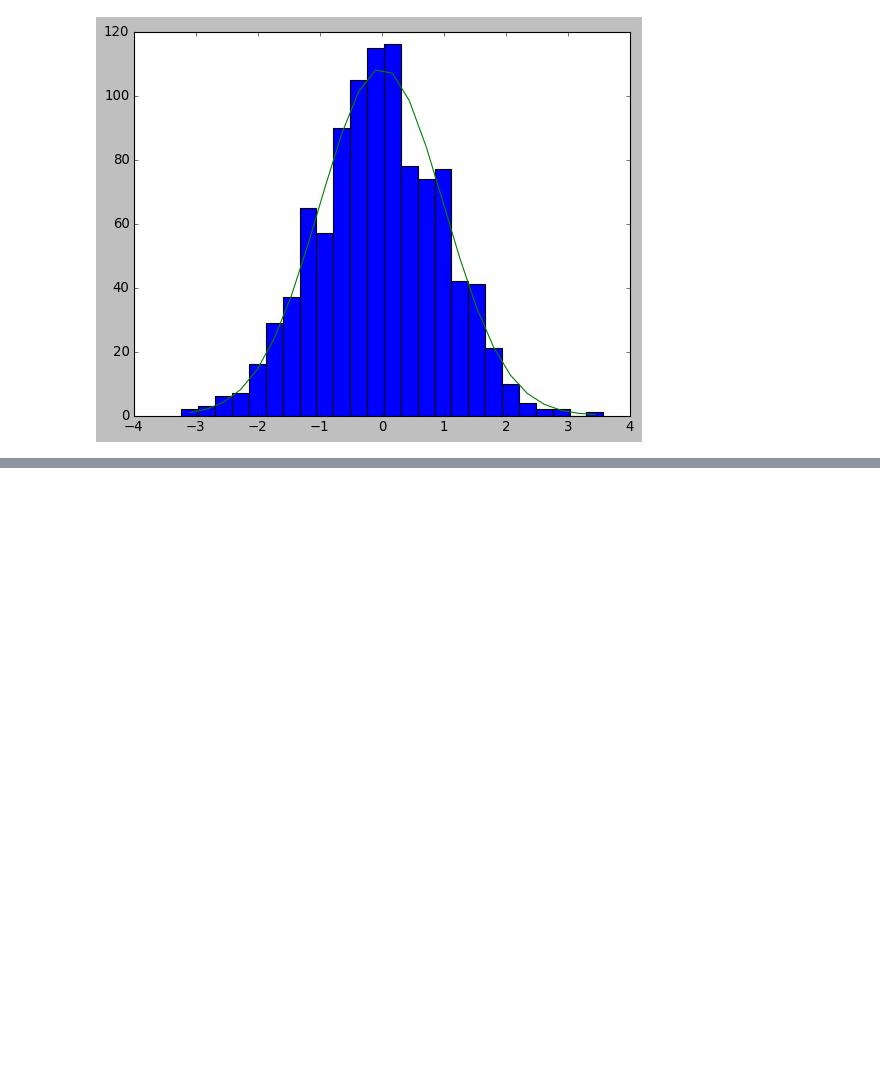
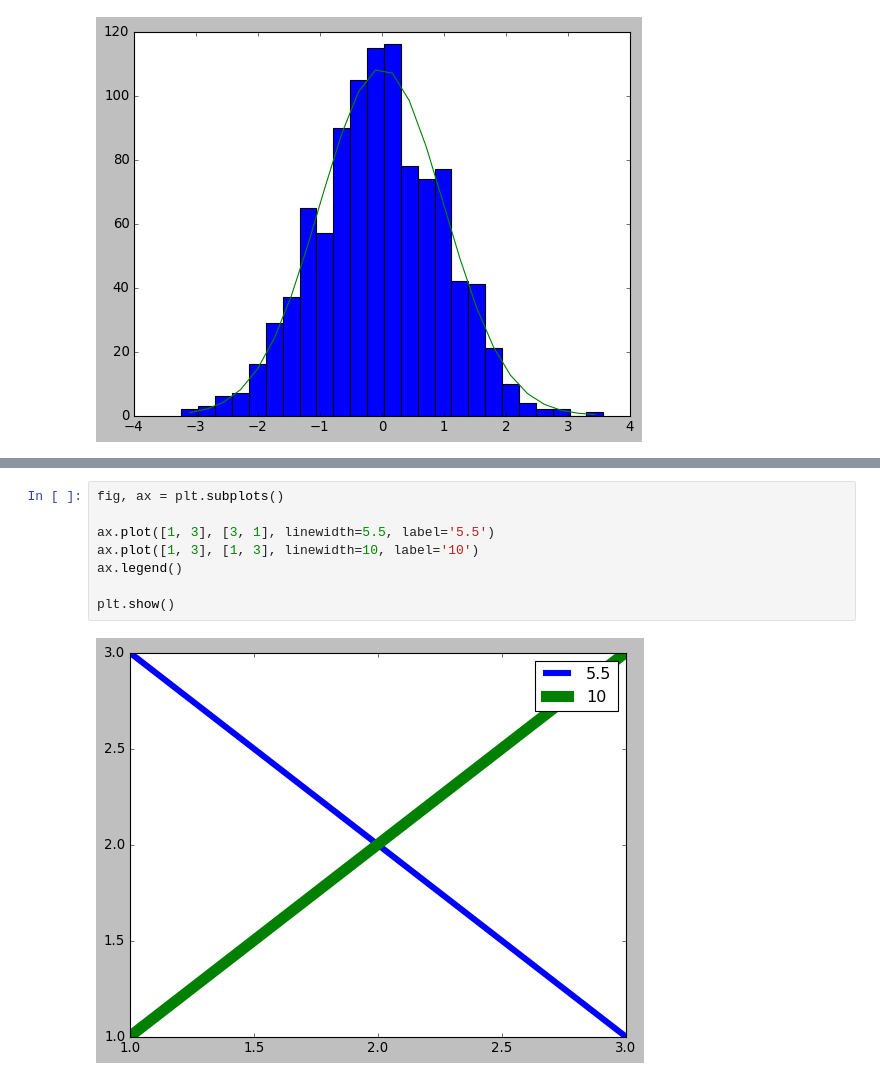
Before and after one commit to skiym-aaa/pydatavenv, a Jupyter notebook: review_Matplotlib2.ipynb, the cells around one changed output, grey strips where cells are left out. Cells and saved outputs as stored; diff of their text form; blank space fills up the shorter version.

```diff
--- a/review_Matplotlib2.ipynb
+++ b/review_Matplotlib2.ipynb
@@ -398,0 +420,10 @@ plt.show()
+# %%
+fig, ax = plt.subplots()
+
+ax.plot([1, 3], [3, 1], linewidth=5.5, label='5.5')
+ax.plot([1, 3], [1, 3], linewidth=10, label='10')
+ax.legend()
+
+plt.show()
+# %% [output]
+[figure, added]
```
Also changed, not shown: parts of 13 cells of this notebook.
